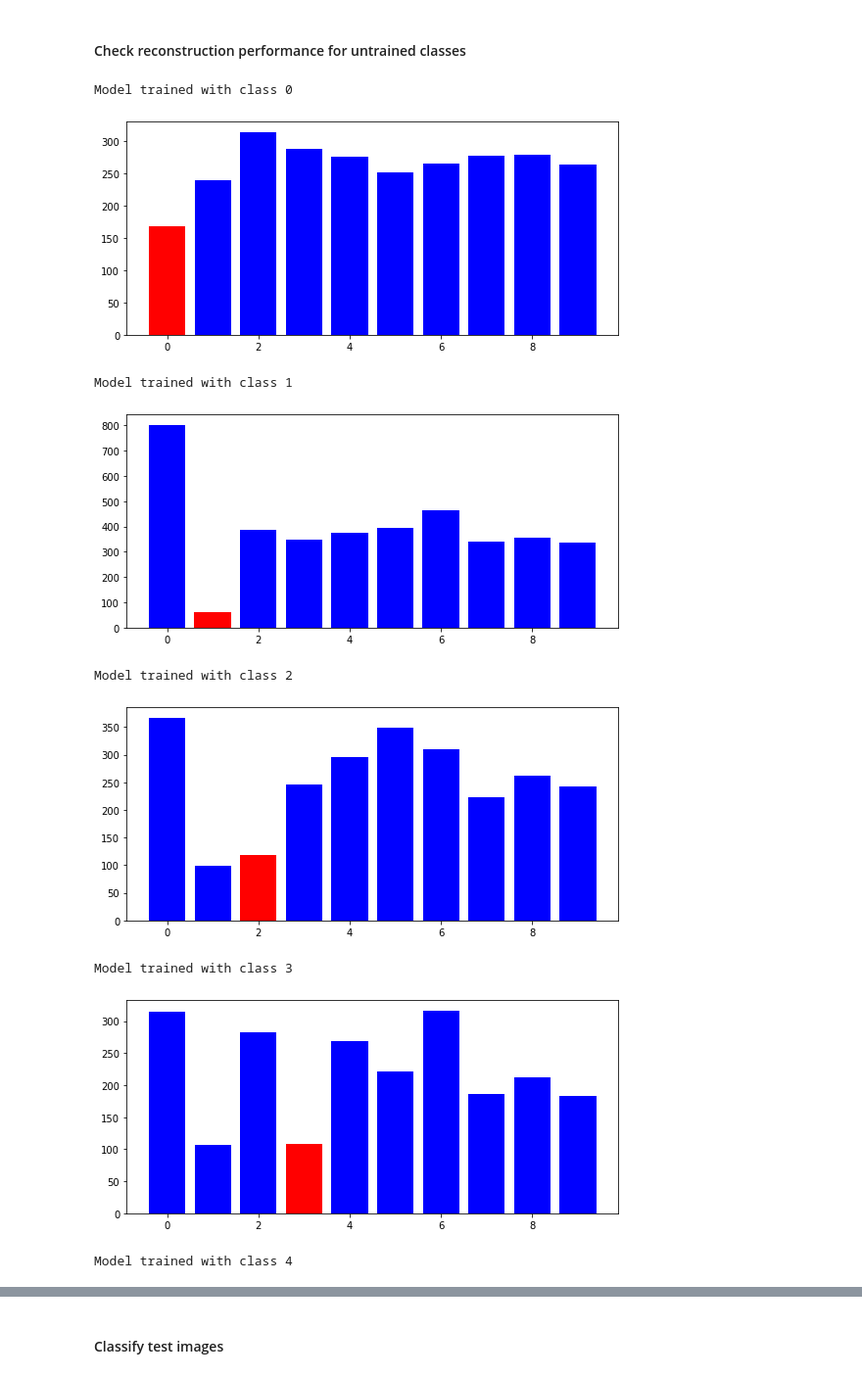
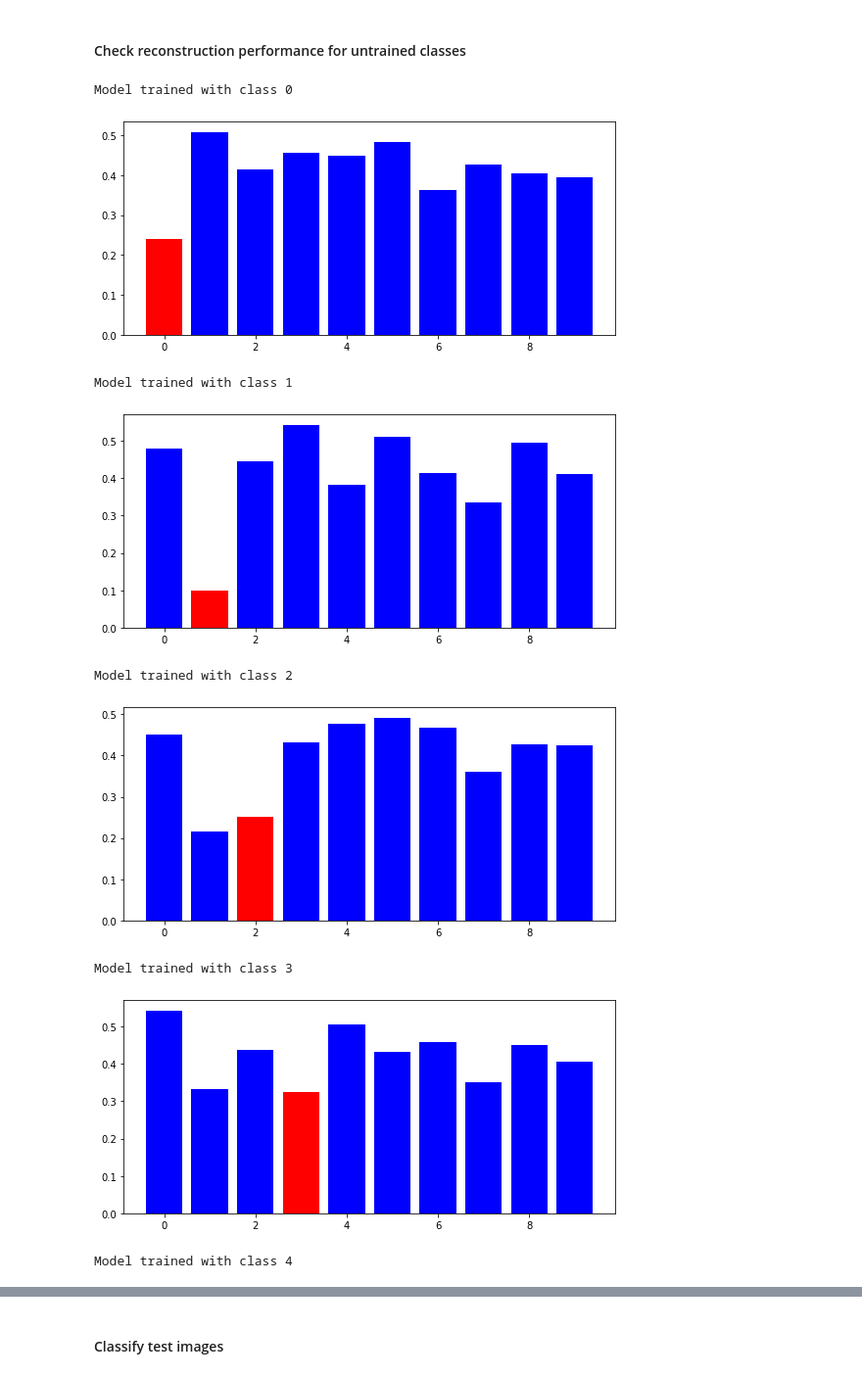
Before and after one commit to lorenzosintini/4YP, a Jupyter notebook: Models_v2/Conv_VAE_v2.ipynb, the cells around one changed output, grey strips where cells are left out. Shown at 98% size. Saved outputs shown, nothing was run; the diff lists cells and outputs as text; code cells hidden in the pictures.

```diff
--- a/Models_v2/Conv_VAE_v2.ipynb
+++ b/Models_v2/Conv_VAE_v2.ipynb
@@ -153,3 +161,14 @@ def calculate_ELBO(model, x):
+# %%
+def calculate_ssim(model, x):
+  z_mean, z_logvar = model.encode(x)
+  z = model.reparameterize(z_mean, z_logvar)
+  y = model.decode(z)
+
+  x = tf.convert_to_tensor(x)
+  y = tf.convert_to_tensor(y)
+  ssim = tf.image.ssim(x[:,:,:,:],y[:,:,:,:], input_range, filter_size=11,filter_sigma=0.1,k1=0.00001,k2=0.03)
+  ssim = tf.reduce_mean(ssim)
+  return 1-ssim
 # %% [markdown]
 #### Define the optimizer
 # %%
@@ -371,37 +390,42 @@ visualize_latent_space(model_0, 0,800, x_test_0, y_test_0, 0,1)
 # %%
 table_of_losses = np.zeros([N_class, N_class])
 for i in range(0,N_class):
   model = model_dict[str(i)]
   print('Model trained with class {}'.format(i))
   plt.figure(figsize=[9,4])
   for j in range(N_class):
     test_images = x_test[(y_test==j)]
     test_images = set_pixels_binary(test_images)
     test_images = test_images.reshape(len(test_images), image_shape[0], image_shape[1], N_image_channels).astype('float32')
-    loss,_,_ = -calculate_ELBO(model,test_images)
-    table_of_losses[j,i] = -loss
+    #_,loss,_ = calculate_ELBO(model,test_images)
+    #loss = -calculate_pixel_squared(model,test_images)
+    loss = calculate_ssim(model, test_images)
+    table_of_losses[j,i] = loss
     if j==i:
       color='red'
     else:
       color='blue'
-    plt.bar(j,-loss.numpy(),color=color)
+    plt.bar(j,loss.numpy(),color=color)
     #print('ELBO loss for class {}: {}'.format(i,loss))
   plt.show()
+
+for i in range(N_class):
+    table_of_losses[i,:] = table_of_losses[i,:]/np.min(table_of_losses[i,:])
 
 
 # reconstruct_images(x_test[(y_test==8)][0:10], test_images[(y_test==8)][0:10])
 
 #visualize_latent_space(0,1000, x_train, y_train, 0,1)
 #classes_to_pick = [1]
 #x_reconstruct_test, y_reconstruct_test = pick_class(x_test, y_test, classes_to_pick)
 #visualize_latent_space(0,100, x_reconstruct_test, y_reconstruct_test, 0,1)
 # %% [output]
 Model trained with class 0
-[figure, old version]
+[figure, new version]
 Model trained with class 1
-[figure, old version]
+[figure, new version]
 Model trained with class 2
-[figure, old version]
+[figure, new version]
 Model trained with class 3
-[figure, old version]
+[figure, new version]
 Model trained with class 4
```
Also changed, not shown: parts of 12 cells of this notebook.
